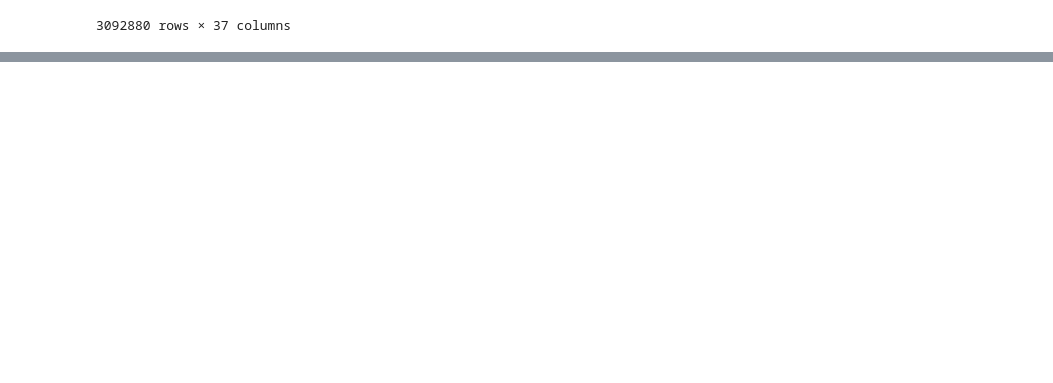
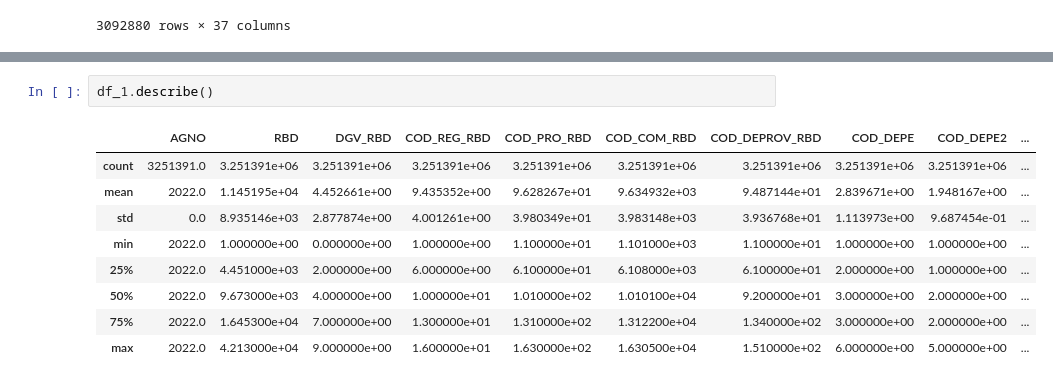
Before and after one commit to benja20029/IIC2433-Proyecto-Rendimiento-Academico, a Jupyter notebook: process_data.ipynb, the cells around one changed output, grey strips where cells are left out. Drawn from its saved outputs; the diff is of its cells as text; blank space fills up the shorter version.

```diff
--- a/process_data.ipynb
+++ b/process_data.ipynb
@@ -25,0 +88,12 @@ Un elemento diferenciador de nuestro proyecto es el dominio no convencional del
+# %%
+df_1.describe()
+# %% [output]
+|  | AGNO | RBD | DGV_RBD | COD_REG_RBD | COD_PRO_RBD | COD_COM_RBD | COD_DEPROV_RBD | COD_DEPE | COD_DEPE2 | ... |
+| count | 3251391.0 | 3.251391e+06 | 3.251391e+06 | 3.251391e+06 | 3.251391e+06 | 3.251391e+06 | 3.251391e+06 | 3.251391e+06 | 3.251391e+06 | ... |
+| mean | 2022.0 | 1.145195e+04 | 4.452661e+00 | 9.435352e+00 | 9.628267e+01 | 9.634932e+03 | 9.487144e+01 | 2.839671e+00 | 1.948167e+00 | ... |
+| std | 0.0 | 8.935146e+03 | 2.877874e+00 | 4.001261e+00 | 3.980349e+01 | 3.983148e+03 | 3.936768e+01 | 1.113973e+00 | 9.687454e-01 | ... |
+| min | 2022.0 | 1.000000e+00 | 0.000000e+00 | 1.000000e+00 | 1.100000e+01 | 1.101000e+03 | 1.100000e+01 | 1.000000e+00 | 1.000000e+00 | ... |
+| 25% | 2022.0 | 4.451000e+03 | 2.000000e+00 | 6.000000e+00 | 6.100000e+01 | 6.108000e+03 | 6.100000e+01 | 2.000000e+00 | 1.000000e+00 | ... |
+| 50% | 2022.0 | 9.673000e+03 | 4.000000e+00 | 1.000000e+01 | 1.010000e+02 | 1.010100e+04 | 9.200000e+01 | 3.000000e+00 | 2.000000e+00 | ... |
+| 75% | 2022.0 | 1.645300e+04 | 7.000000e+00 | 1.300000e+01 | 1.310000e+02 | 1.312200e+04 | 1.340000e+02 | 3.000000e+00 | 2.000000e+00 | ... |
+| max | 2022.0 | 4.213000e+04 | 9.000000e+00 | 1.600000e+01 | 1.630000e+02 | 1.630500e+04 | 1.510000e+02 | 6.000000e+00 | 5.000000e+00 | ... |
```
Also changed, not shown: parts of 14 cells of this notebook.
